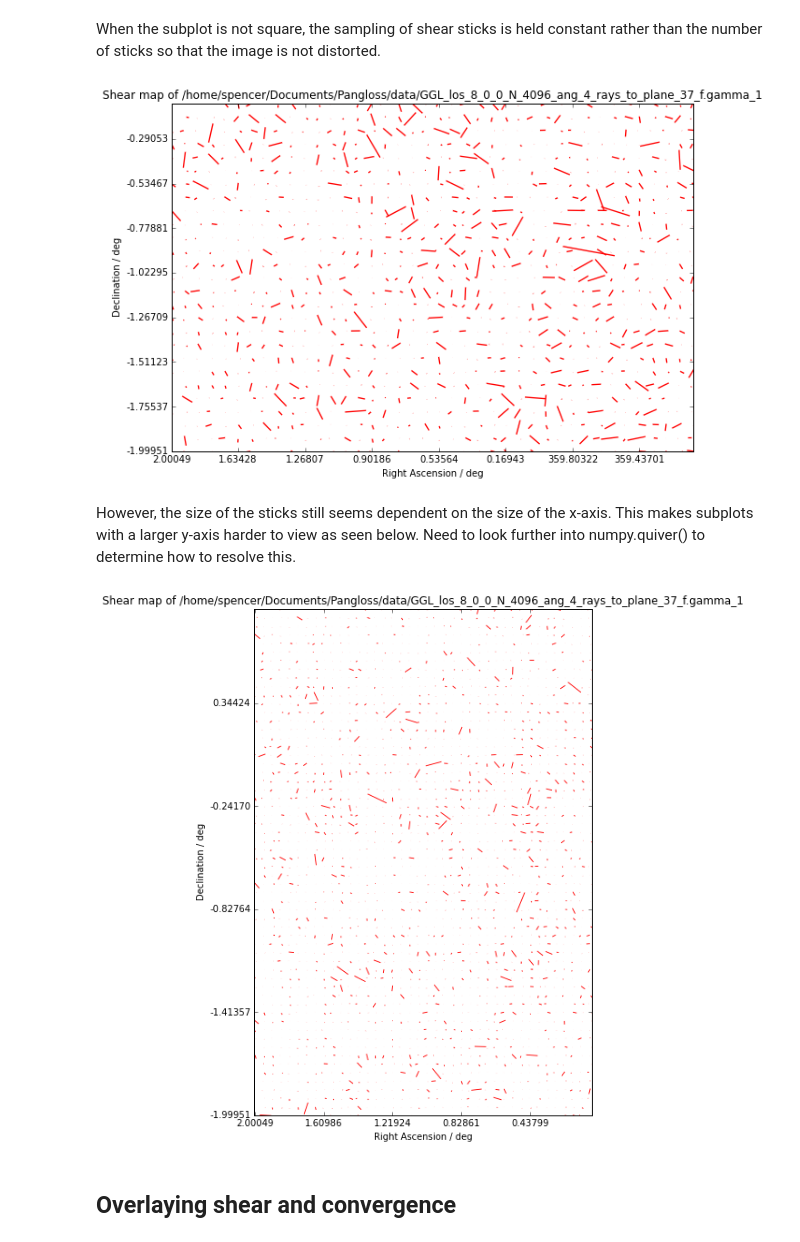
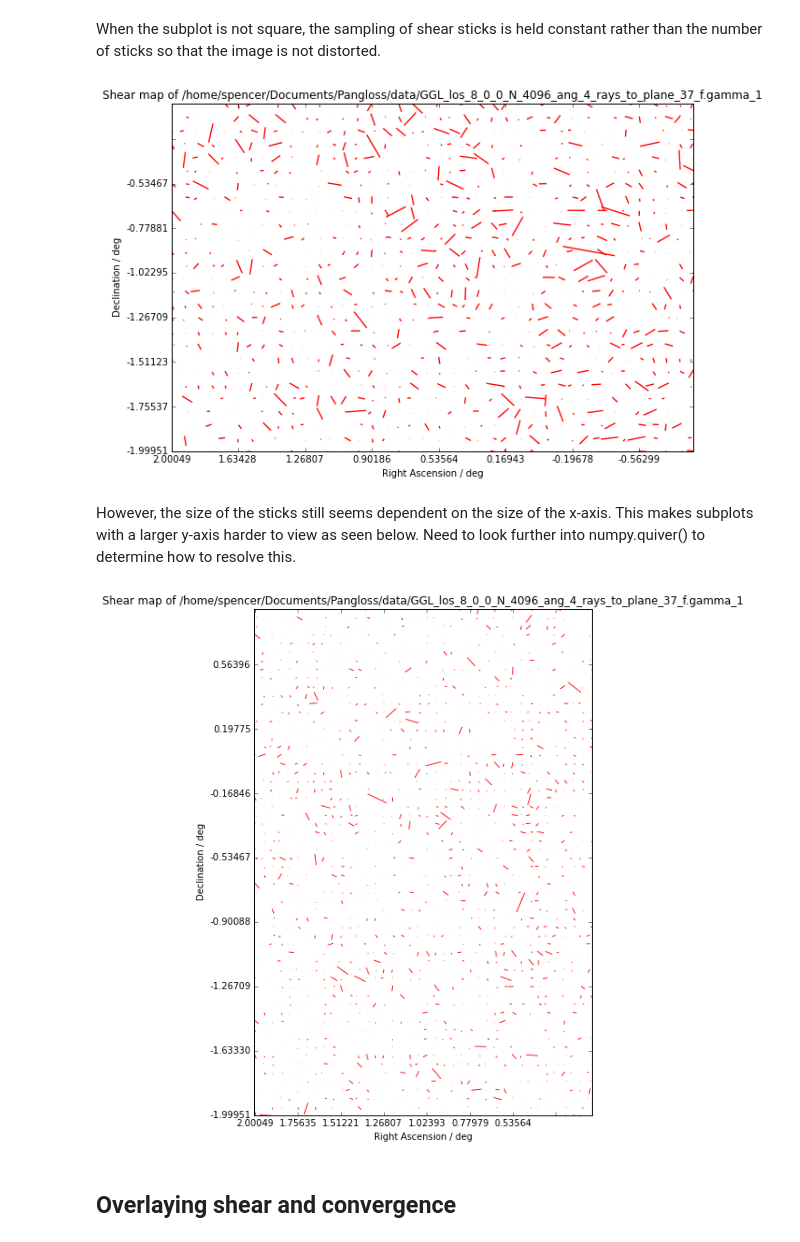
Before and after one commit to drphilmarshall/Pangloss, a Jupyter notebook: demos/WLMapsDemo.ipynb, the cells around one changed output. Cells and saved outputs as stored; diff of their text form; code cells hidden in the pictures.

```diff
--- a/demos/WLMapsDemo.ipynb
+++ b/demos/WLMapsDemo.ipynb
@@ -182,15 +181,15 @@ S.plot(10,[0,.03,0,.03],coords='physical')
 # %% [markdown]
 When the subplot is not square, the sampling of shear sticks is held constant rather than the number of sticks so that the image is not distorted.
 # %%
-S.plot(10,[0,3000,0,2000])
+S.plot(10,[0,3000,0,2000],'pixel')
 # %% [output]
-[figure, old version]
+[figure, new version]
 # %% [markdown]
 However, the size of the sticks still seems dependent on the size of the x-axis. This makes subplots with a larger y-axis harder to view as seen below. Need to look further into numpy.quiver() to determine how to resolve this.
 # %%
-S.plot(10,[0,2000,0,3000])
+S.plot(10,[0,2000,0,3000],'pixel')
 # %% [output]
-[figure, old version]
+[figure, new version]
 # %% [markdown]
 ## Overlaying shear and convergence
 # %% [markdown]
```
Also changed, not shown: parts of 21 cells of this notebook, 1 other file.
